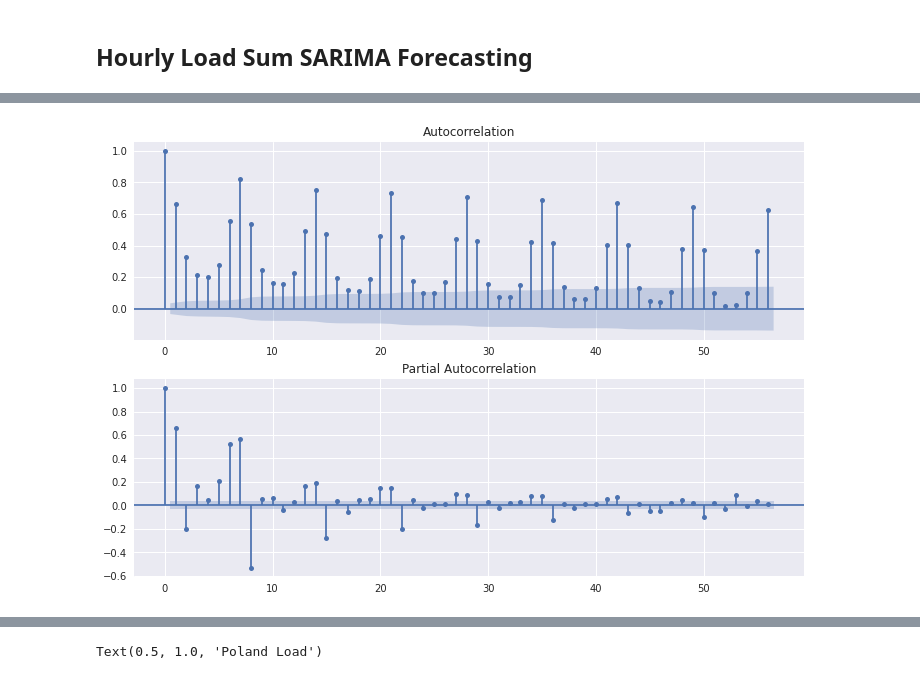
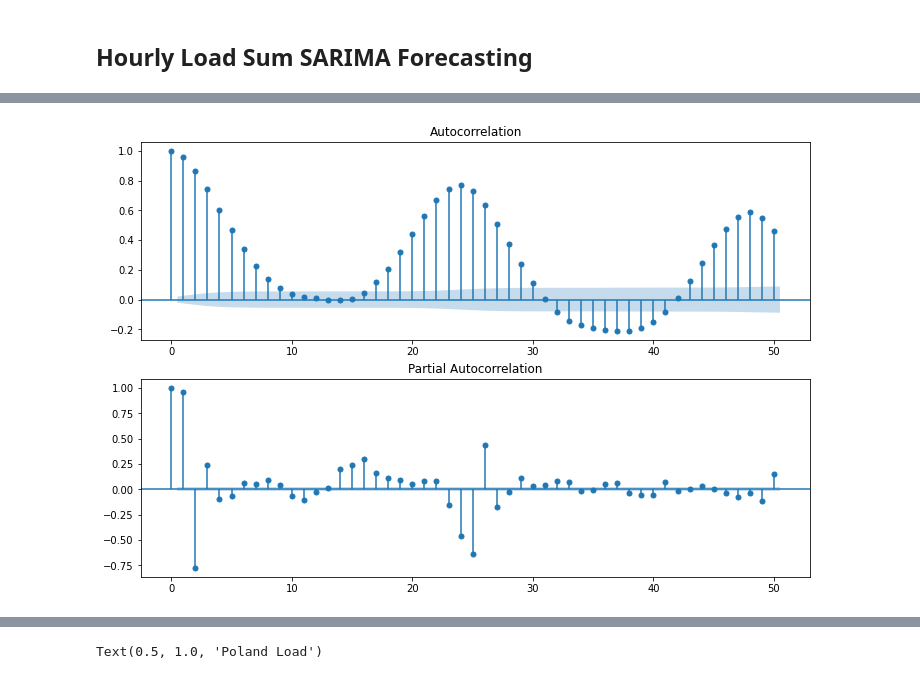
Before and after one commit to BleakHeart/Report-2, a Jupyter notebook: src/SARIMA.ipynb, the cells around one changed output, grey strips where cells are left out. Cells and saved outputs as stored; diff of their text form; code cells hidden in the pictures.

```diff
--- a/src/SARIMA.ipynb
+++ b/src/SARIMA.ipynb
@@ -39,6 +41,6 @@ Electric
 # %%
 df = resampling_data(Electric)
 
-df = df[~df.Load.isna()].reset_index(drop=True)
+df = df[~df.Load.isna()].set_index('Date')
 df
 # %% [output]
@@ -62,0 +63,3 @@ daily_Load = daily_Load['Load']
+# %%
+hour_Load = df[['Load']].copy()
+hour_Load
@@ -63,9 +99,14 @@ daily_Load = daily_Load['Load']
 # %%
+import plotly.offline as pyo
+
+pyo.init_notebook_mode(connected=True)
+pd.options.plotting.backend = 'plotly'
+
 fig = plt.figure(figsize=(12,8))
 ax1 = fig.add_subplot(211)
-lag = 7*4*2
-fig = sm.graphics.tsa.plot_acf(daily_Load, lags=lag, ax=ax1)
+lag = 50
+fig = sm.graphics.tsa.plot_acf(hour_Load.loc[hour_Load.index > '2016'], lags=lag, ax=ax1)
 ax2 = fig.add_subplot(212)
-fig = sm.graphics.tsa.plot_pacf(daily_Load, lags=lag, ax=ax2)
+fig = sm.graphics.tsa.plot_pacf(hour_Load.loc[hour_Load.index > '2016'], lags=lag, ax=ax2)
 # %% [output]
-[figure, old version]
+[figure, new version]
```
Also changed, not shown: parts of 15 cells of this notebook, 1 other file.
